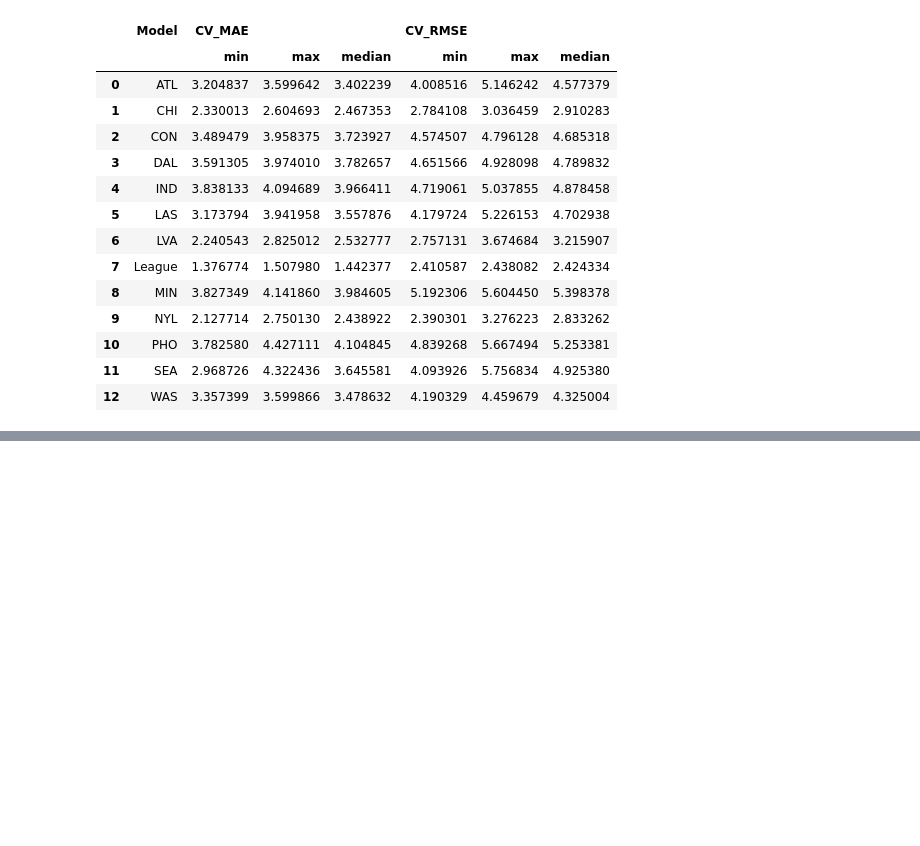
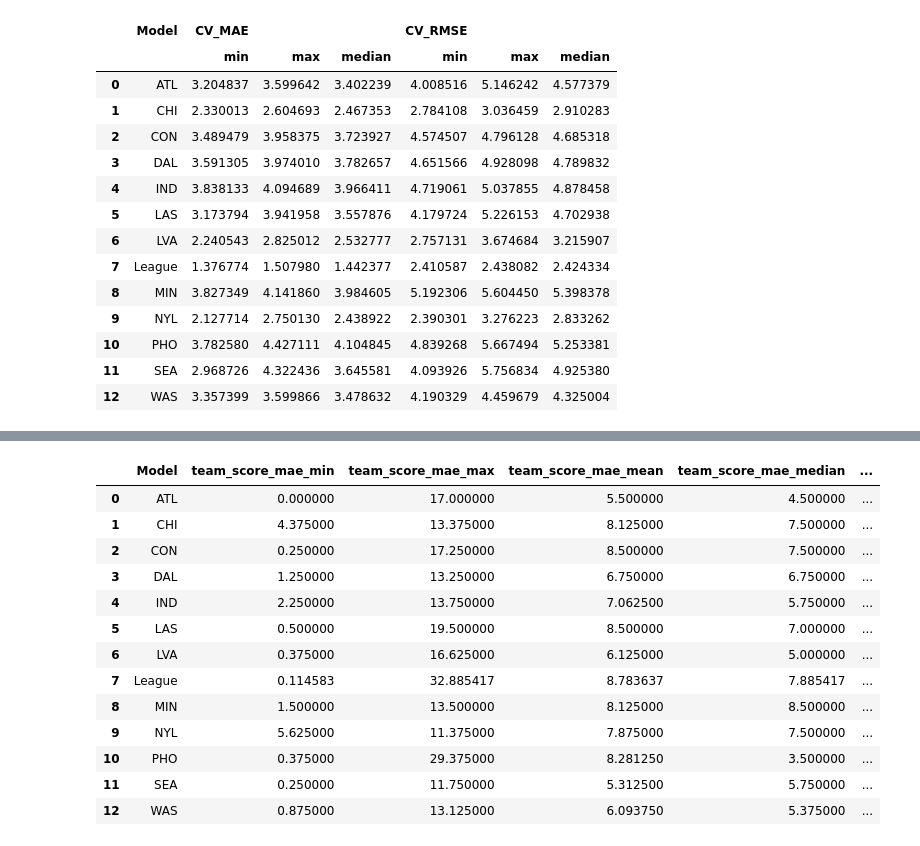
Before and after one commit to colterwood/LHL-final-final-project, a Jupyter notebook: notebooks/11_multiregressor_xgb.ipynb, the cells around one changed output, grey strips where cells are left out. Drawn from its saved outputs; the diff is of its cells as text; code cells hidden in the pictures; blank space fills up the shorter version.

Commit message:
added average model as baseline

```diff
--- a/notebooks/11_multiregressor_xgb.ipynb
+++ b/notebooks/11_multiregressor_xgb.ipynb
@@ -4297,0 +4434,55 @@ files.download("final_model.pkl")
+# %%
+from sklearn.metrics import r2_score
+import numpy as np
+
+rows = []
+
+for team, group in predictions_df.groupby('Model'):
+    # TEAM SCORE AVG baseline
+    team_score_avg = group['team_score'].mean()
+    team_score_true = group['team_score']
+    team_score_pred = [team_score_avg] * len(group)
+
+    team_score_errors = (team_score_true - team_score_pred).abs()
+    team_score_r2 = r2_score(team_score_true, team_score_pred)
+
+    # OPP SCORE AVG baseline
+    opp_score_avg = group['opp_score'].mean()
+    opp_score_true = group['opp_score']
+    opp_score_pred = [opp_score_avg] * len(group)
+
+    opp_score_errors = (opp_score_true - opp_score_pred).abs()
+    opp_score_r2 = r2_score(opp_score_true, opp_score_pred)
+
+    rows.append({
+        'Model': team,
+        'team_score_mae_min': team_score_errors.min(),
+        'team_score_mae_max': team_score_errors.max(),
+        'team_score_mae_mean': team_score_errors.mean(),
+        'team_score_mae_median': team_score_errors.median(),
+        'team_score_r2': team_score_r2,
+        'opp_score_mae_min': opp_score_errors.min(),
+        'opp_score_mae_max': opp_score_errors.max(),
+        'opp_score_mae_mean': opp_score_errors.mean(),
+        'opp_score_mae_median': opp_score_errors.median(),
+        'opp_score_r2': opp_score_r2,
+    })
+
+avg_baseline_df = pd.DataFrame(rows)
+# %%
+avg_baseline_df
+# %% [output]
+|  | Model | team_score_mae_min | team_score_mae_max | team_score_mae_mean | team_score_mae_median | ... |
+| 0 | ATL | 0.000000 | 17.000000 | 5.500000 | 4.500000 | ... |
+| 1 | CHI | 4.375000 | 13.375000 | 8.125000 | 7.500000 | ... |
+| 2 | CON | 0.250000 | 17.250000 | 8.500000 | 7.500000 | ... |
+| 3 | DAL | 1.250000 | 13.250000 | 6.750000 | 6.750000 | ... |
+| 4 | IND | 2.250000 | 13.750000 | 7.062500 | 5.750000 | ... |
+| 5 | LAS | 0.500000 | 19.500000 | 8.500000 | 7.000000 | ... |
+| 6 | LVA | 0.375000 | 16.625000 | 6.125000 | 5.000000 | ... |
+| 7 | League | 0.114583 | 32.885417 | 8.783637 | 7.885417 | ... |
+| 8 | MIN | 1.500000 | 13.500000 | 8.125000 | 8.500000 | ... |
+| 9 | NYL | 5.625000 | 11.375000 | 7.875000 | 7.500000 | ... |
+| 10 | PHO | 0.375000 | 29.375000 | 8.281250 | 3.500000 | ... |
+| 11 | SEA | 0.250000 | 11.750000 | 5.312500 | 5.750000 | ... |
+| 12 | WAS | 0.875000 | 13.125000 | 6.093750 | 5.375000 | ... |
```
Also changed, not shown: parts of 8 cells of this notebook, 2 other files.
